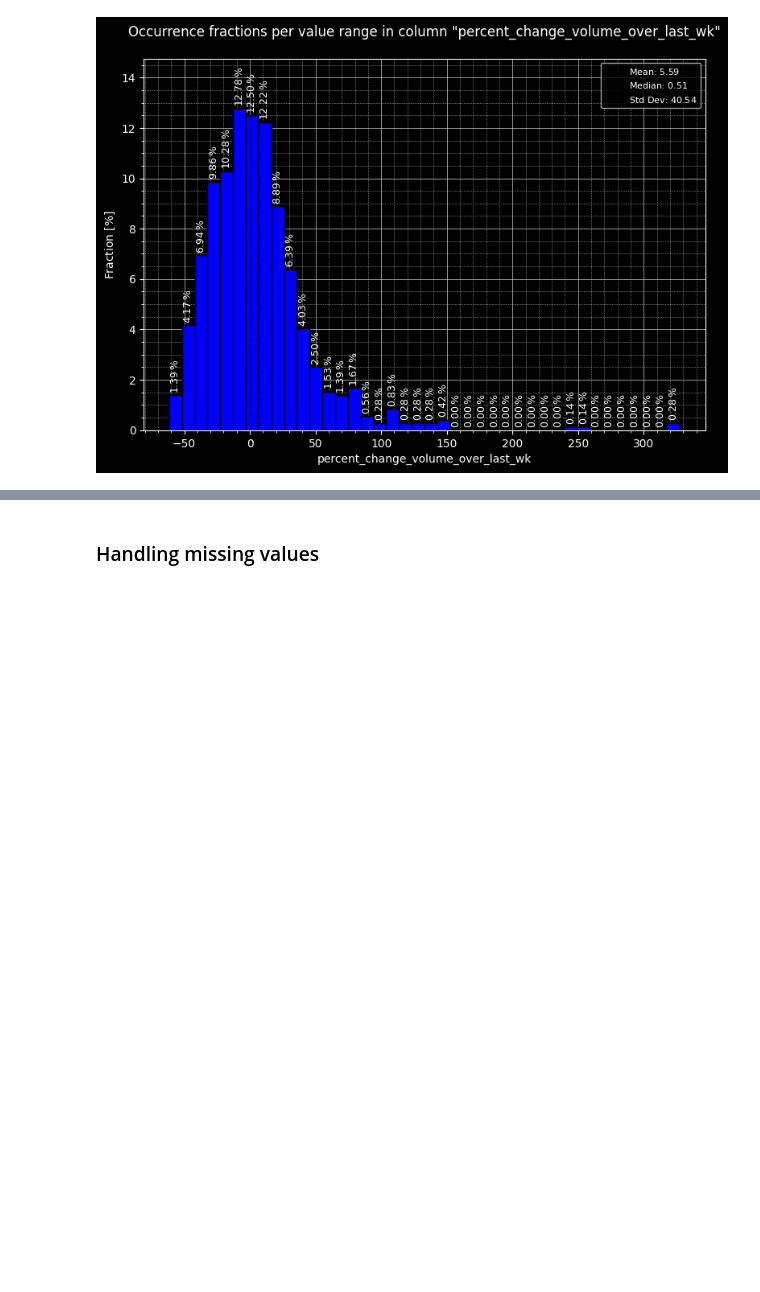
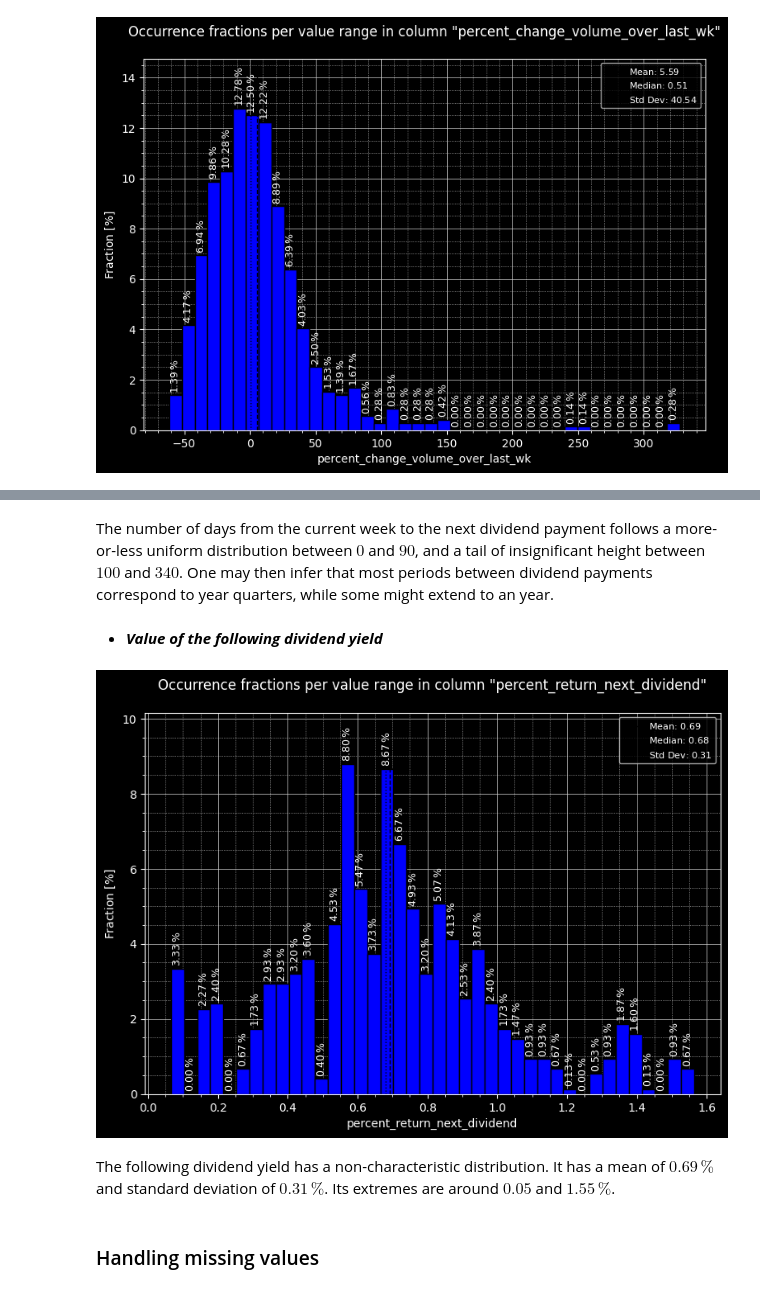
Before and after one commit to eliocpereira95/DSU-Recruitment-Challenges, a Jupyter notebook: submission.ipynb, the cells around one changed output, grey strips where cells are left out. Cells and saved outputs as stored; diff of their text form; code cells hidden in the pictures; blank space fills up the shorter version.

```diff
--- a/submission.ipynb
+++ b/submission.ipynb
@@ -427,3 +526,22 @@ hisplot_custom(
+# %% [markdown]
+The number of days from the current week to the next dividend payment follows a more-or-less uniform distribution between $0$ and $90$, and a tail of insignificant height between $100$ and $340$. One may then infer that most periods between dividend payments correspond to year quarters, while some might extend to an year.
+# %% [markdown]
+* ***Value of the following dividend yield***
+# %%
+# ---> Plot
+
+hisplot_custom(
+    df=data,
+    col="percent_return_next_dividend",
+    col_dtype=float,
+    stat="percent",
+    bins=40,
+    bar_label_rotation=90,
+)
+# %% [output]
+[figure, added]
+# %% [markdown]
+The following dividend yield has a non-characteristic distribution. It has a mean of $0.69\,\%$ and standard deviation of $0.31\,\%$. Its extremes are around $0.05$ and $1.55\,\%$.
 # %% [markdown]
 ###  Handling missing values
 # %%
```
Also changed, not shown: parts of 25 cells of this notebook.
